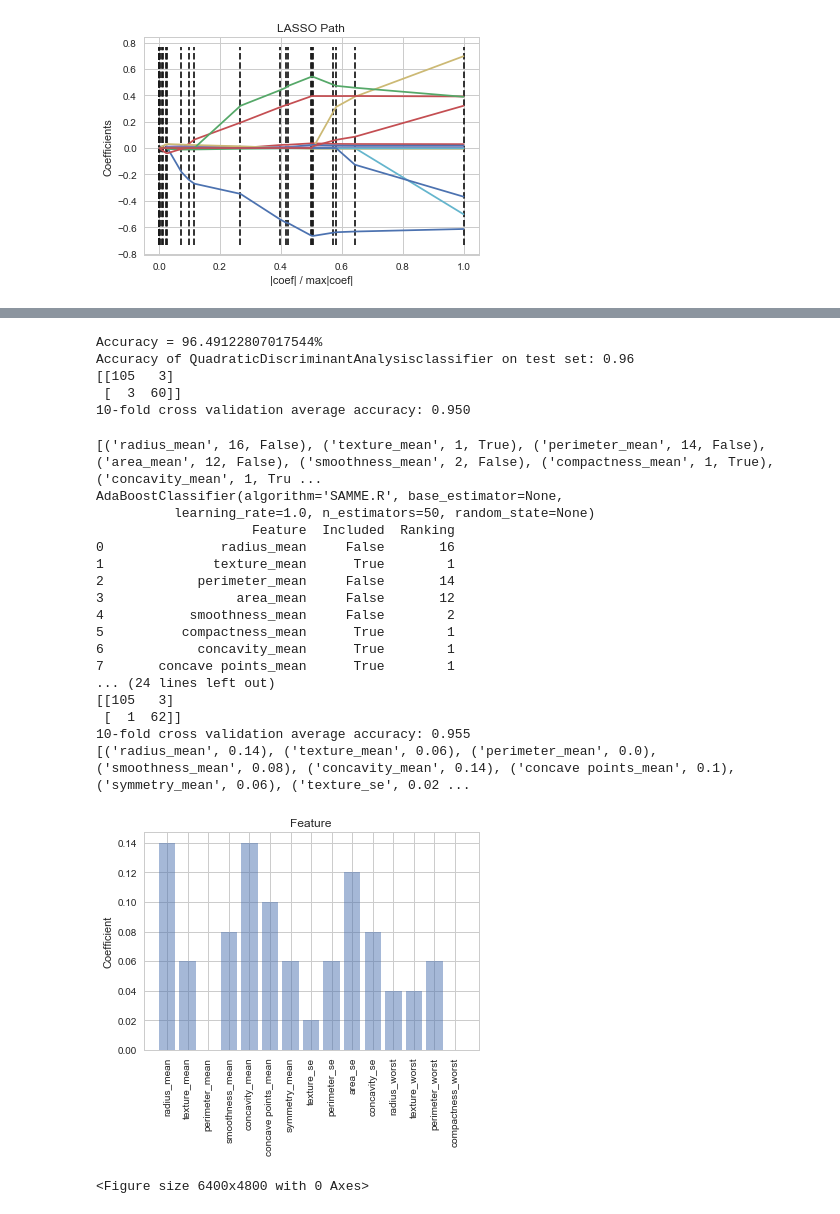
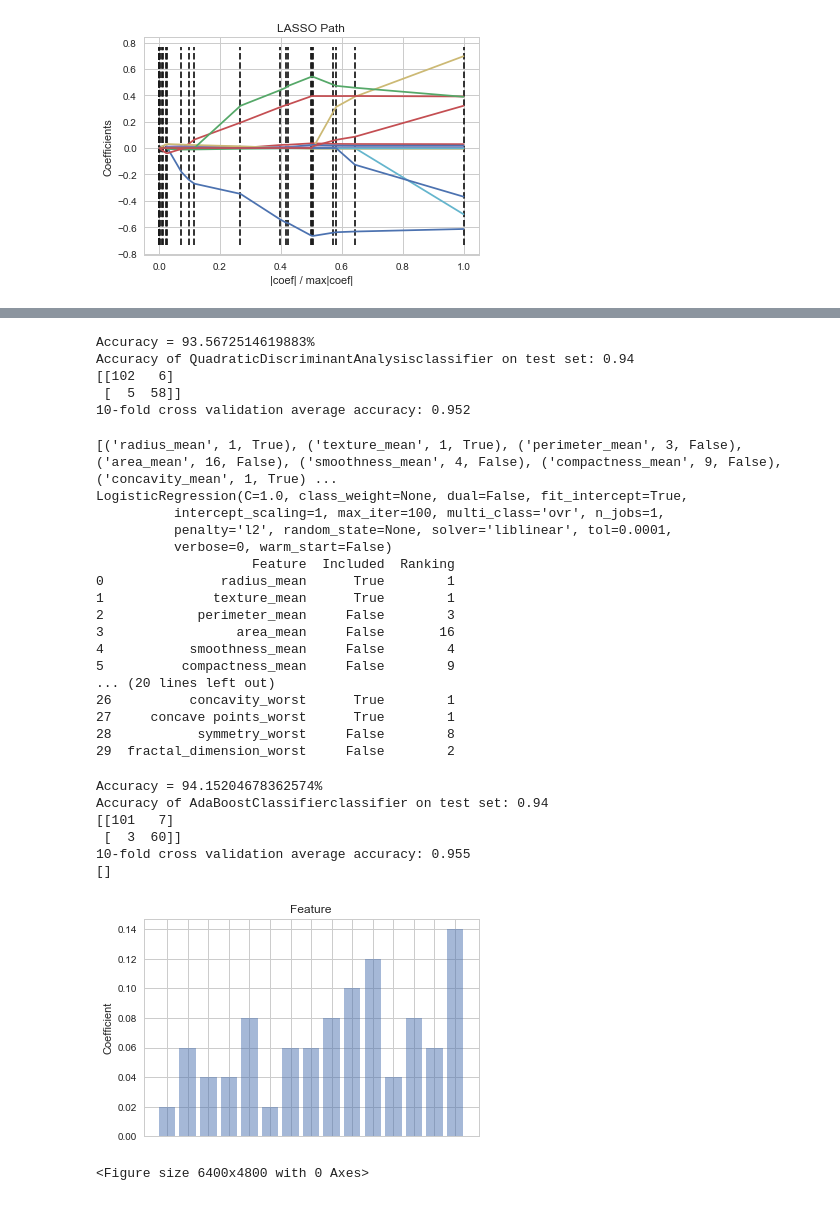
Before and after one commit to bekkblando/wisconsin_data, a Jupyter notebook: Testing.ipynb, the cells around one changed output, grey strips where cells are left out. Drawn from its saved outputs; the diff is of its cells as text; code cells hidden in the pictures.

```diff
--- a/Testing.ipynb
+++ b/Testing.ipynb
@@ -55,7 +55,7 @@ See the documentation here:
 http://pandas.pydata.org/pandas-docs/stable/indexing.html#ix-indexer-is-deprecated
   """Entry point for launching an IPython kernel.
 # %%
-def gen_rfe(model):
+def gen_rfe(model, X, y):
     rfe = RFE(model)
     rfe = rfe.fit(main[X], main[y])
     print(list(zip(X, rfe.ranking_, rfe.support_)))
@@ -90,10 +70,11 @@ LogisticRegression(C=1.0, class_weight=None, dual=False, fit_intercept=True,
 # %%
+cols = []
 def get_train_test_data(model):
     final_cols = main.columns.values.tolist()
     y = ['diagnosis']
     exclude = ['diagnosis', 'id']
     X = [col for col in final_cols if col not in exclude]
-    picked_features = gen_rfe(model)
+    picked_features = gen_rfe(model, X, y)
     cols = [col for index, col in enumerate(X) if picked_features[index]]
     X = main[cols]
     y = main['diagnosis']
@@ -573,41 +587,51 @@ print_accuracy(qda.predict)
 gen_confusion(qda, X_test)
 gen_kfold(QuadraticDiscriminantAnalysis(), X_train, y_train)
 # %% [output]
-Accuracy = 96.49122807017544%
-Accuracy of QuadraticDiscriminantAnalysisclassifier on test set: 0.96
-[[105   3]
- [  3  60]]
-10-fold cross validation average accuracy: 0.950
+Accuracy = 93.5672514619883%
+Accuracy of QuadraticDiscriminantAnalysisclassifier on test set: 0.94
+[[102   6]
+ [  5  58]]
+10-fold cross validation average accuracy: 0.952
+# %%
+# Get Logistic Regression Feature Selection for the Polynomail kernal
+X_train, X_test, y_train, y_test = get_train_test_data(linear_model.LogisticRegression())
+# %% [output]
+[('radius_mean', 1, True), ('texture_mean', 1, True), ('perimeter_mean', 3, False), ('area_mean', 16, False), ('smoothness_mean', 4, False), ('compactness_mean', 9, False), ('concavity_mean', 1, True) ...
+LogisticRegression(C=1.0, class_weight=None, dual=False, fit_intercept=True,
+          intercept_scaling=1, max_iter=100, multi_class='ovr', n_jobs=1,
+          penalty='l2', random_state=None, solver='liblinear', tol=0.0001,
+          verbose=0, warm_start=False)
+                    Feature  Included  Ranking
+0               radius_mean      True        1
+1              texture_mean      True        1
+2            perimeter_mean     False        3
+3                 area_mean     False       16
+4           smoothness_mean     False        4
+5          compactness_mean     False        9
+... (20 lines left out)
+26          concavity_worst      True        1
+27     concave points_worst      True        1
+28           symmetry_worst     False        8
+29  fractal_dimension_worst     False        2
 # %%
 # Ada Classifier
-X_train, X_test, y_train, y_test = get_train_test_data(AdaBoostClassifier())
+# X_train, X_test, y_train, y_test = get_train_test_data(AdaBoostClassifier())
 ada = AdaBoostClassifier()
 ada.fit(X_train, y_train)
 
 print_accuracy(ada.predict)
 
 gen_confusion(ada, X_test)
 gen_kfold(AdaBoostClassifier(), X_train, y_train)
 plot_coef_feature(ada.feature_importances_)
 # %% [output]
-[('radius_mean', 16, False), ('texture_mean', 1, True), ('perimeter_mean', 14, False), ('area_mean', 12, False), ('smoothness_mean', 2, False), ('compactness_mean', 1, True), ('concavity_mean', 1, Tru ...
-AdaBoostClassifier(algorithm='SAMME.R', base_estimator=None,
-          learning_rate=1.0, n_estimators=50, random_state=None)
-                    Feature  Included  Ranking
-0               radius_mean     False       16
-1              texture_mean      True        1
-2            perimeter_mean     False       14
-3                 area_mean     False       12
-4           smoothness_mean     False        2
-5          compactness_mean      True        1
-6            concavity_mean      True        1
-7       concave points_mean      True        1
-... (24 lines left out)
-[[105   3]
- [  1  62]]
+Accuracy = 94.15204678362574%
+Accuracy of AdaBoostClassifierclassifier on test set: 0.94
+[[101   7]
+ [  3  60]]
 10-fold cross validation average accuracy: 0.955
-[('radius_mean', 0.14), ('texture_mean', 0.06), ('perimeter_mean', 0.0), ('smoothness_mean', 0.08), ('concavity_mean', 0.14), ('concave points_mean', 0.1), ('symmetry_mean', 0.06), ('texture_se', 0.02 ...
+[]
-[figure, old version]
+[figure, new version]
 <Figure size 6400x4800 with 0 Axes>
 # %%
 labels = [pair[0] for pair in accuracy]
```
Also changed, not shown: parts of 22 cells of this notebook.
